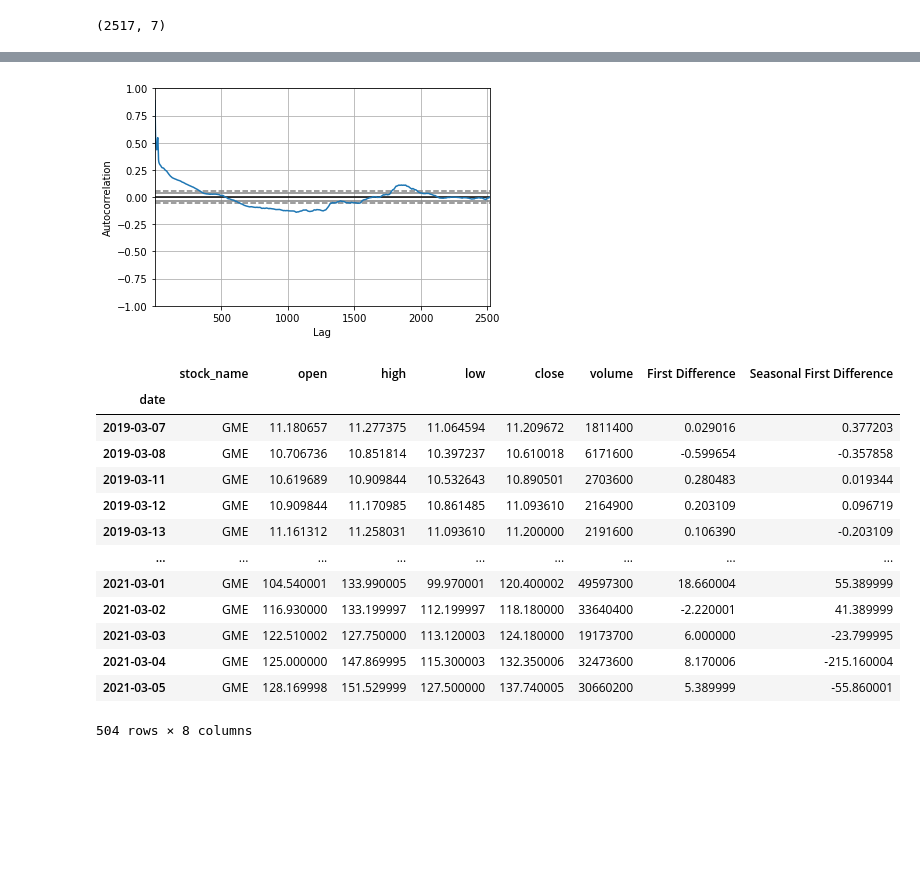
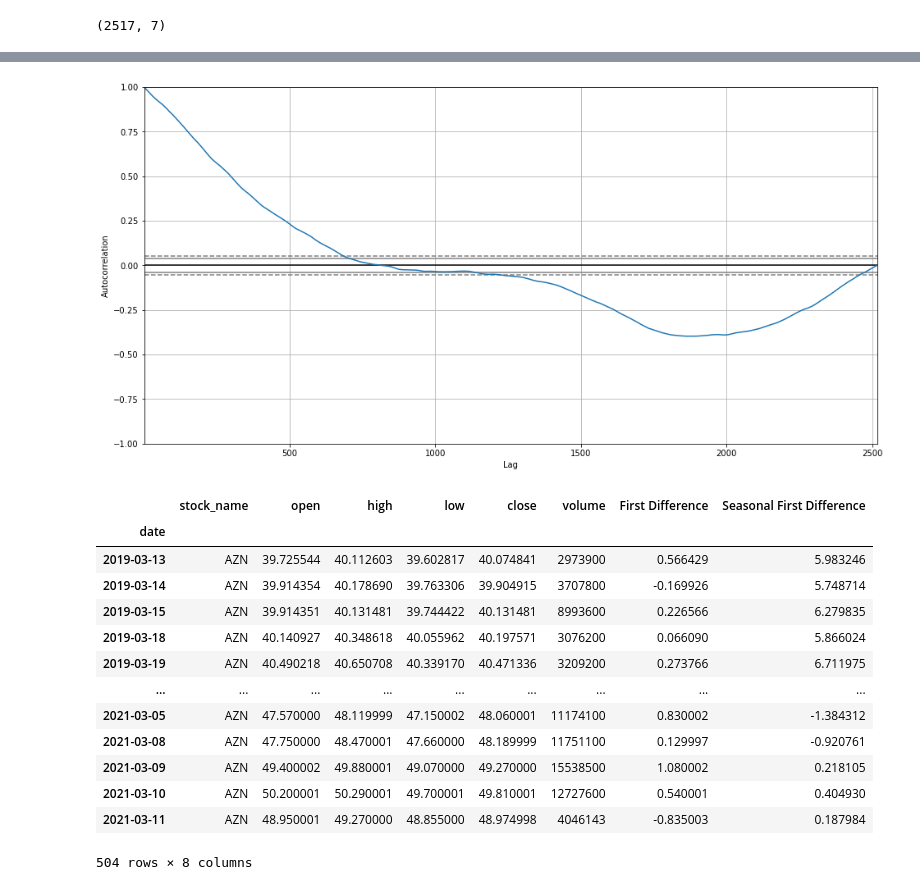
Before and after one commit to kdevanath/Pharma-Stock-ML, a Jupyter notebook: Stock_data.ipynb, the cells around one changed output, grey strips where cells are left out. Drawn from its saved outputs; the diff is of its cells as text; code cells hidden in the pictures; blank space fills up the shorter version.

```diff
--- a/Stock_data.ipynb
+++ b/Stock_data.ipynb
@@ -6,7 +6,7 @@ import matplotlib.pyplot as plt
 # %%
 #API calls
 #AstraZeneca
-azn = yf.Ticker("GME")
+azn = yf.Ticker("AZN")
 #Bristol Myers Squibb
 bmy = yf.Ticker("BMY")
 #Johnson & Johnson
@@ -54,7 +54,7 @@ mrk_df = pd.DataFrame(mrk_data)
 pfe_df = pd.DataFrame(pfe_data)
 # %%
 #Inserting an identifier to know which stock the information came from
-azn_df.insert(0, 'stock_name', 'GME')
+azn_df.insert(0, 'stock_name', 'AZN')
 bmy_df.insert(0, 'stock_name', 'BMY')
 jnj_df.insert(0, 'stock_name', 'JNJ')
 mrk_df.insert(0, 'stock_name', 'MRK')
@@ -119,7 +119,7 @@ from pandas import datetime
 from statsmodels.tsa.arima_model import ARIMA
 from sklearn.metrics import mean_squared_error
 # %%
-azn_df = stock_df[stock_df['stock_name'] == 'GME']
+azn_df = stock_df[stock_df['stock_name'] == 'AZN']
 #azn_df = azn_df.set_index('date')
 azn_df
 # %% [output]
@@ -188,6 +199,6 @@ print(result)
 # %%
 azn_df['First Difference'] = azn_df['close'] - azn_df['close'].shift(1)
-azn_df['Seasonal First Difference']=azn_df['close']-azn_df['close'].shift(25)
+azn_df['Seasonal First Difference']=azn_df['close']-azn_df['close'].shift(23)
 
 result = adfuller(azn_df['Seasonal First Difference'].dropna())
 result
@@ -237,9 +251,10 @@ azn_df['Seasonal First Difference'].plot()
 # %%
 from pandas.plotting import autocorrelation_plot
+plt.figure(figsize=(16,8))
 autocorrelation_plot(azn_df['close'])
 plt.show()
 # %% [output]
-[figure, old version]
+[figure, new version]
 # %%
 X_train, X_test = azn_df[0:int(len(azn_df)*0.8)], azn_df[int(len(azn_df)*0.8):]
 X_train = X_train.set_index('date')
@@ -248,17 +263,17 @@ X_test
 # %% [output]
 |  | stock_name | open | high | low | close | volume | First Difference | Seasonal First Difference |
 | date |  |  |  |  |  |  |  |  |
-| 2019-03-07 | GME | 11.180657 | 11.277375 | 11.064594 | 11.209672 | 1811400 | 0.029016 | 0.377203 |
-| 2019-03-08 | GME | 10.706736 | 10.851814 | 10.397237 | 10.610018 | 6171600 | -0.599654 | -0.357858 |
-| 2019-03-11 | GME | 10.619689 | 10.909844 | 10.532643 | 10.890501 | 2703600 | 0.280483 | 0.019344 |
-| 2019-03-12 | GME | 10.909844 | 11.170985 | 10.861485 | 11.093610 | 2164900 | 0.203109 | 0.096719 |
-| 2019-03-13 | GME | 11.161312 | 11.258031 | 11.093610 | 11.200000 | 2191600 | 0.106390 | -0.203109 |
+| 2019-03-13 | AZN | 39.725544 | 40.112603 | 39.602817 | 40.074841 | 2973900 | 0.566429 | 5.983246 |
+| 2019-03-14 | AZN | 39.914354 | 40.178690 | 39.763306 | 39.904915 | 3707800 | -0.169926 | 5.748714 |
+| 2019-03-15 | AZN | 39.914351 | 40.131481 | 39.744422 | 40.131481 | 8993600 | 0.226566 | 6.279835 |
+| 2019-03-18 | AZN | 40.140927 | 40.348618 | 40.055962 | 40.197571 | 3076200 | 0.066090 | 5.866024 |
+| 2019-03-19 | AZN | 40.490218 | 40.650708 | 40.339170 | 40.471336 | 3209200 | 0.273766 | 6.711975 |
 | ... | ... | ... | ... | ... | ... | ... | ... | ... |
-| 2021-03-01 | GME | 104.540001 | 133.990005 | 99.970001 | 120.400002 | 49597300 | 18.660004 | 55.389999 |
-| 2021-03-02 | GME | 116.930000 | 133.199997 | 112.199997 | 118.180000 | 33640400 | -2.220001 | 41.389999 |
-| 2021-03-03 | GME | 122.510002 | 127.750000 | 113.120003 | 124.180000 | 19173700 | 6.000000 | -23.799995 |
-| 2021-03-04 | GME | 125.000000 | 147.869995 | 115.300003 | 132.350006 | 32473600 | 8.170006 | -215.160004 |
-| 2021-03-05 | GME | 128.169998 | 151.529999 | 127.500000 | 137.740005 | 30660200 | 5.389999 | -55.860001 |
+| 2021-03-05 | AZN | 47.570000 | 48.119999 | 47.150002 | 48.060001 | 11174100 | 0.830002 | -1.384312 |
+| 2021-03-08 | AZN | 47.750000 | 48.470001 | 47.660000 | 48.189999 | 11751100 | 0.129997 | -0.920761 |
+| 2021-03-09 | AZN | 49.400002 | 49.880001 | 49.070000 | 49.270000 | 15538500 | 1.080002 | 0.218105 |
+| 2021-03-10 | AZN | 50.200001 | 50.290001 | 49.700001 | 49.810001 | 12727600 | 0.540001 | 0.404930 |
+| 2021-03-11 | AZN | 48.950001 | 49.270000 | 48.855000 | 48.974998 | 4046143 | -0.835003 | 0.187984 |
 504 rows × 8 columns
 # %%
 plt.figure(figsize=(12,8))
```
Also changed, not shown: parts of 20 cells of this notebook, 6 other files.
